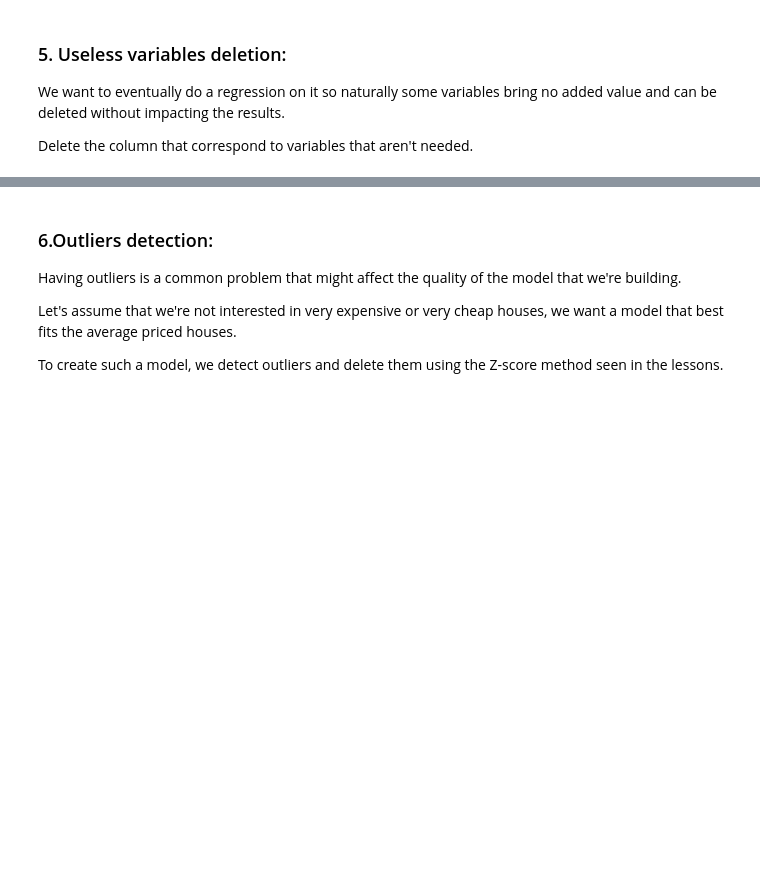
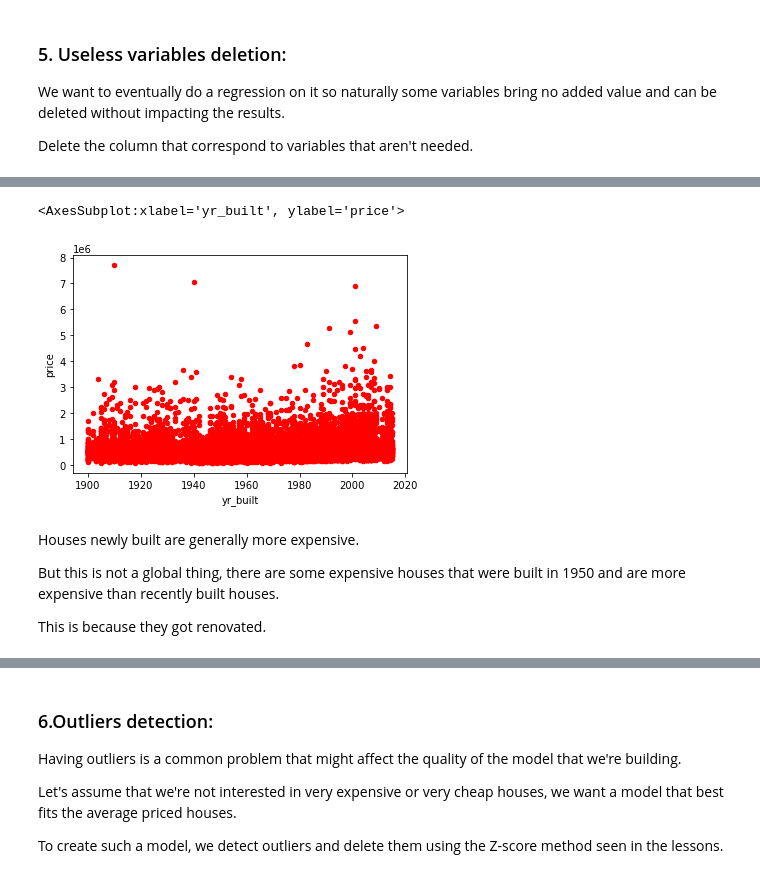
Before and after one commit to kawaremu/CodeLabsAcademy, a Jupyter notebook: Unit 2/Project 2/Data Analytics Project.ipynb, the cells around one changed output, grey strips where cells are left out. Saved outputs shown, nothing was run; the diff lists cells and outputs as text; code cells hidden in the pictures; blank space fills up the shorter version.

```diff
--- a/Unit 2/Project 2/Data Analytics Project.ipynb
+++ b/Unit 2/Project 2/Data Analytics Project.ipynb
@@ -132,0 +150,3 @@ Given the number of the na values, what do you think is the best method to deal
+# %%
+set_diff_df = pd.concat([nan_rows,df_housing]).drop_duplicates(keep=False)
+set_diff_df
@@ -132,0 +167,5 @@ Given the number of the na values, what do you think is the best method to deal
+# %%
+df_housing = set_diff_df
+# %%
+# This is equivalent
+df_housing.dropna(inplace=True)
@@ -141,0 +201,3 @@ df_housing.info()
+# %%
+# To-Do: delete the columns of the variables that are useless
+df_housing = df_housing.drop(['id','date','zipcode'],axis=1)
@@ -152,0 +244,11 @@ Sometimes you might want to know how many unique variables a column has, to do s
+# %%
+df_housing.plot.scatter(y='price',x='yr_built',c='red')
+# %% [output]
+<AxesSubplot:xlabel='yr_built', ylabel='price'>
+[figure, added]
+# %% [markdown]
+Houses newly built are generally more expensive.
+
+But this is not a global thing, there are some expensive houses that were built in 1950 and are more expensive than recently built houses.
+
+This is because they got renovated.
```
Also changed, not shown: parts of 50 cells of this notebook, 1 other file.
